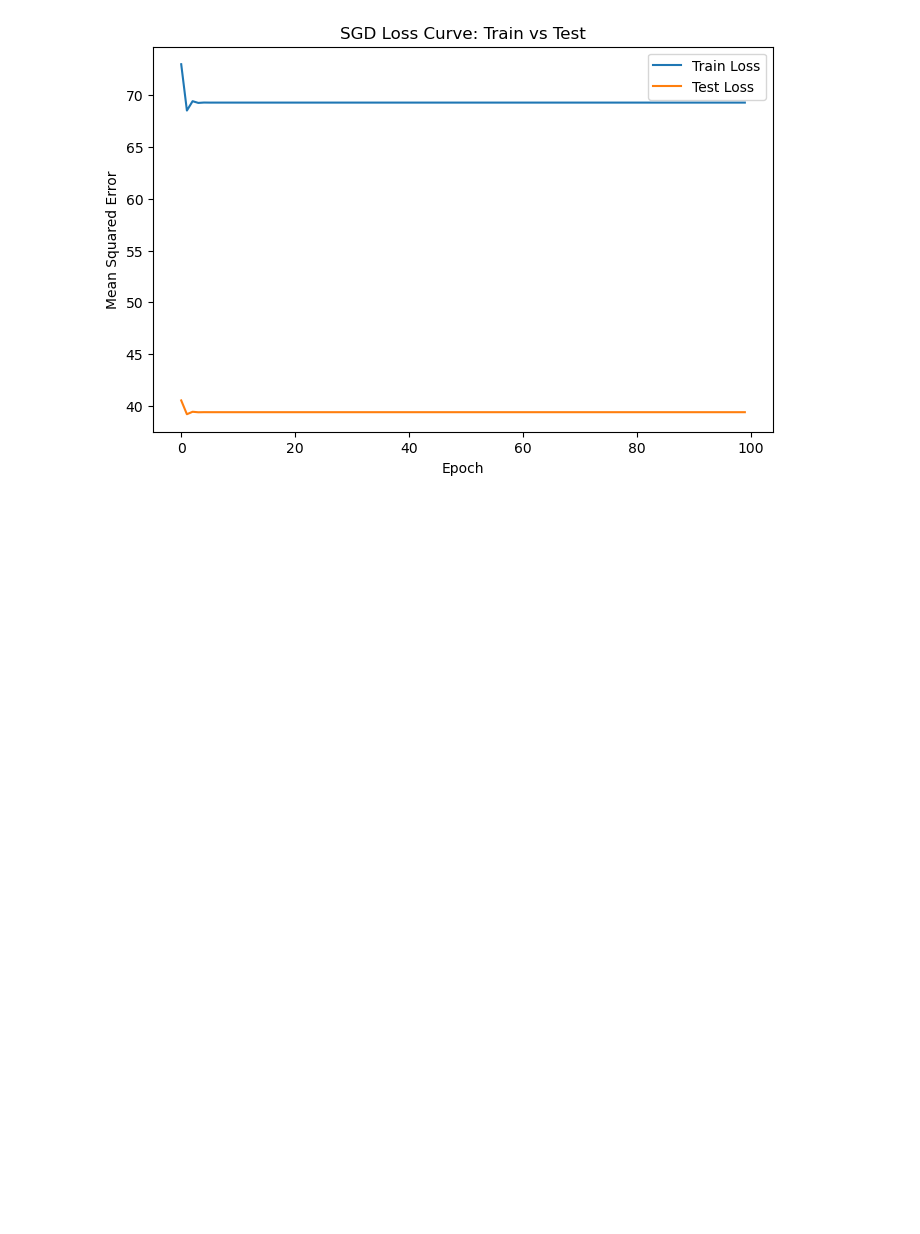
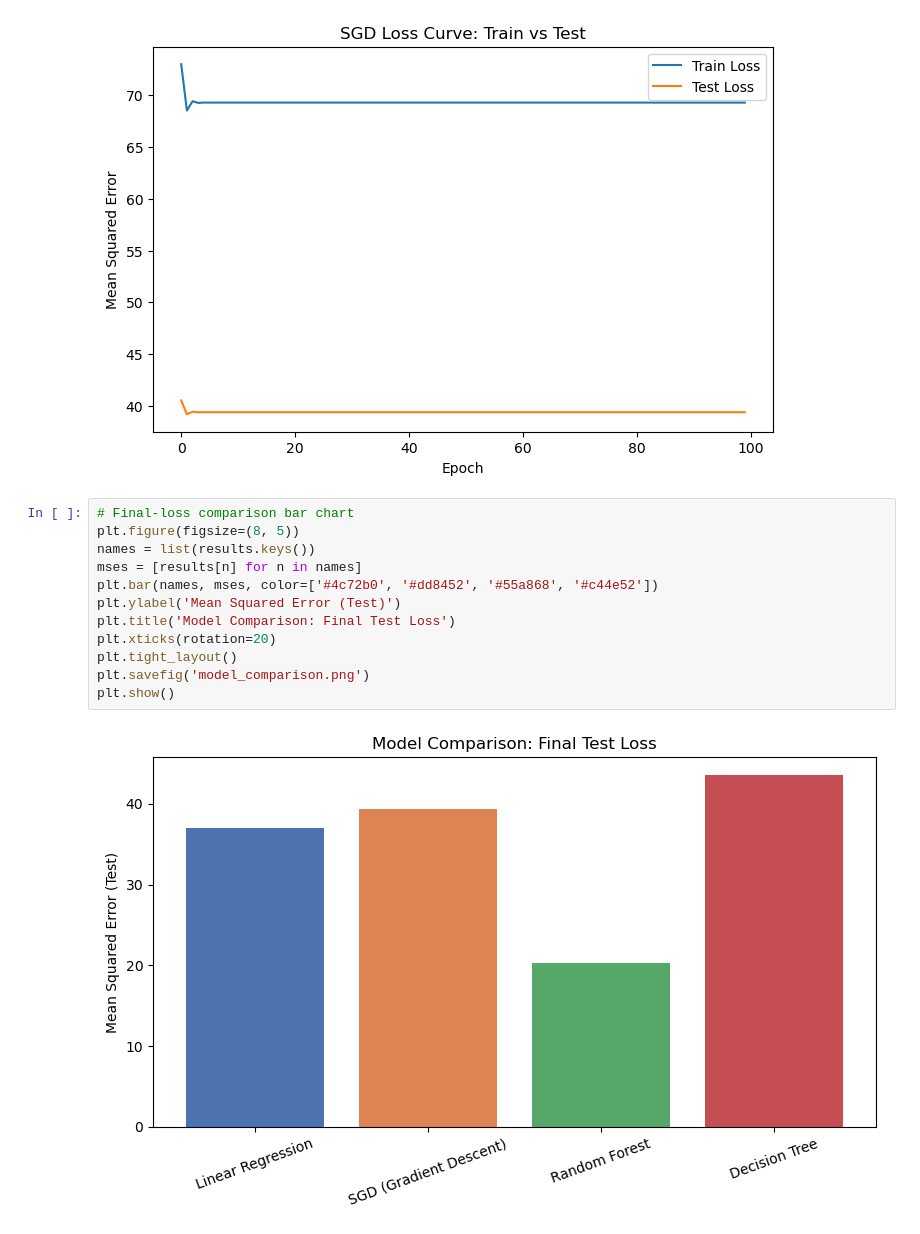
Before and after one commit to teniolaiji/MLSummative-_Regression-Analysis, a Jupyter notebook: linear_regression/multivariate.ipynb, the cells around one changed output. Saved outputs shown, nothing was run; the diff lists cells and outputs as text; blank space fills up the shorter version.

```diff
--- a/linear_regression/multivariate.ipynb
+++ b/linear_regression/multivariate.ipynb
@@ -181,3 +196,17 @@ plt.savefig('loss_curve.png')
 plt.show()
 # %% [output]
 [figure]
+# %%
+# Final-loss comparison bar chart
+plt.figure(figsize=(8, 5))
+names = list(results.keys())
+mses = [results[n] for n in names]
+plt.bar(names, mses, color=['#4c72b0', '#dd8452', '#55a868', '#c44e52'])
+plt.ylabel('Mean Squared Error (Test)')
+plt.title('Model Comparison: Final Test Loss')
+plt.xticks(rotation=20)
+plt.tight_layout()
+plt.savefig('model_comparison.png')
+plt.show()
+# %% [output]
+[figure, added]
```
Also changed, not shown: parts of 1 cell of this notebook, 1 other file.
